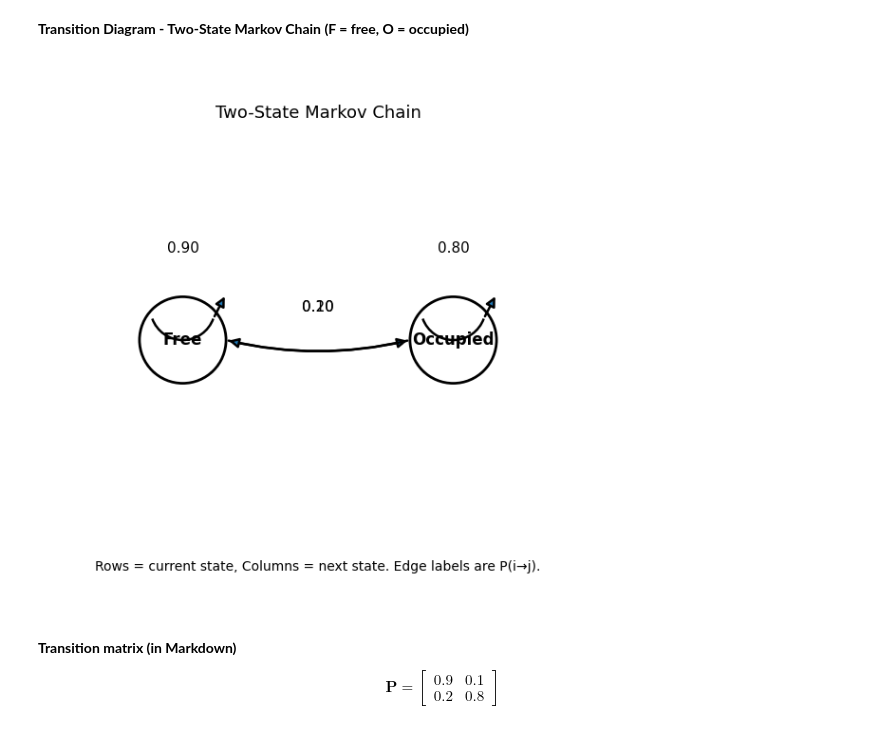
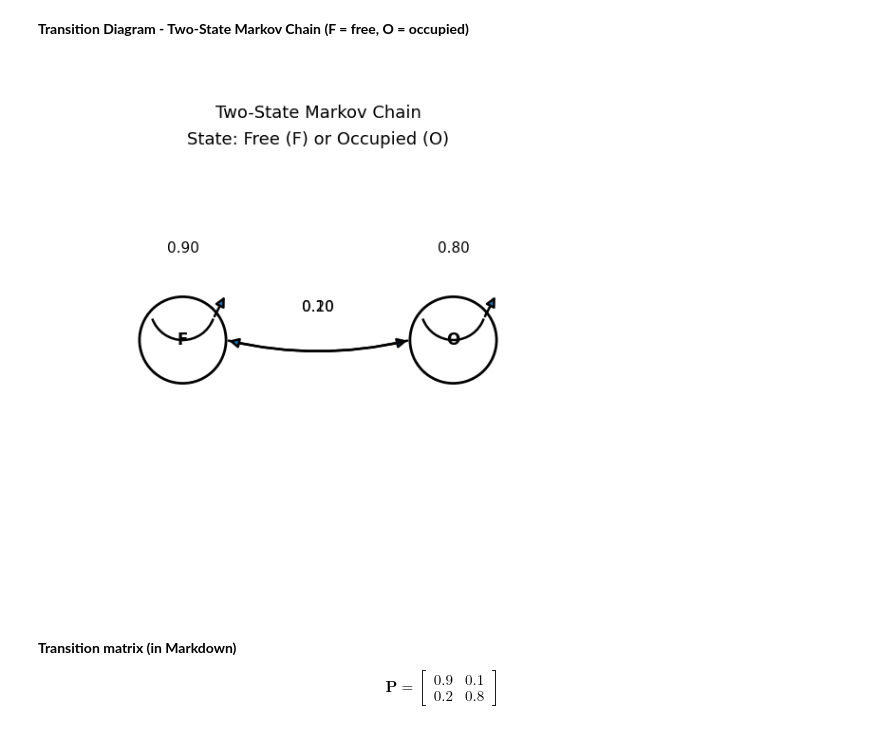
Before and after one commit to saulosgil/Disciplina_Modelagem-e-simula--o-de-sistemas, a Jupyter notebook: exercises/SE07/SE07_SauloGil.ipynb, the cells around one changed output. Cells and saved outputs as stored; diff of their text form; code cells hidden in the pictures.

```diff
--- a/exercises/SE07/SE07_SauloGil.ipynb
+++ b/exercises/SE07/SE07_SauloGil.ipynb
@@ -42,38 +42,37 @@ def draw_markov_2x2(P, labels=('F','O')):
         my = (start[1]+end[1])/2 + (ux)*0.06*np.sign(curvature)
         ax.text(mx, my, f"{p:.2f}", ha='center', va='center', fontsize=11)
 
     def self_loop(s, p):
         x, y = pos[s]; R = 0.12
         ax.add_patch(Arc((x, y + R/2), width=R, height=R, angle=0,
                          theta1=200, theta2=340, linewidth=1.8))
         head = FancyArrowPatch((x + R/2*np.cos(np.deg2rad(340)), y + R/2 + R/2*np.sin(np.deg2rad(340))),
                                (x + radius*np.cos(0), y + radius + 0.005),
                                connectionstyle="arc3,rad=0.0", arrowstyle='-|>',
                                mutation_scale=15, linewidth=1.8)
         ax.add_patch(head)
         ax.text(x, y + R + 0.05, f"{p:.2f}", ha='center', va='center', fontsize=11)
 
     # edges
     self_loop(labels[0], P[0,0])
     arrow(labels[0], labels[1], P[0,1])
     self_loop(labels[1], P[1,1])
     arrow(labels[1], labels[0], P[1,0], curvature=-0.12)
 
     ax.text(0.5, 0.92, "Two-State Markov Chain", ha='center', va='center', fontsize=13)
-    ax.text(0.5, 0.08, "Rows = current state, Columns = next state. Edge labels are P(i→j).",
-            ha='center', va='center', fontsize=10)
+    ax.text(0.5, 0.87, "State: Free (F) or Occupied (O)", ha='center', va='center', fontsize=13)
 
     plt.tight_layout()
-    plt.show()
+
     return plt.show()
 
 # transition matrix
 P = np.array([[0.9, 0.1],
               [0.2, 0.8]])
 
-draw_markov_2x2(P, labels=('Free','Occupied'))
+draw_markov_2x2(P, labels=('F','O'))
 # %% [output]
-[figure, old version]
+[figure, new version]
 # %% [markdown]
 **Transition matrix (in Markdown)**
 
```
Also changed, not shown: parts of 3 cells of this notebook.
